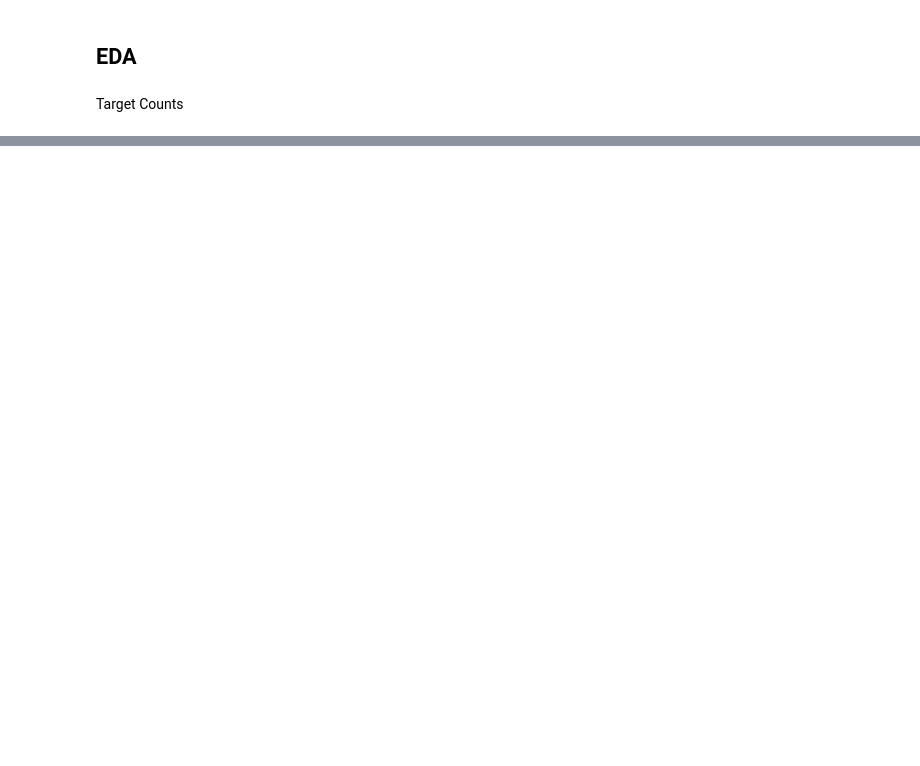
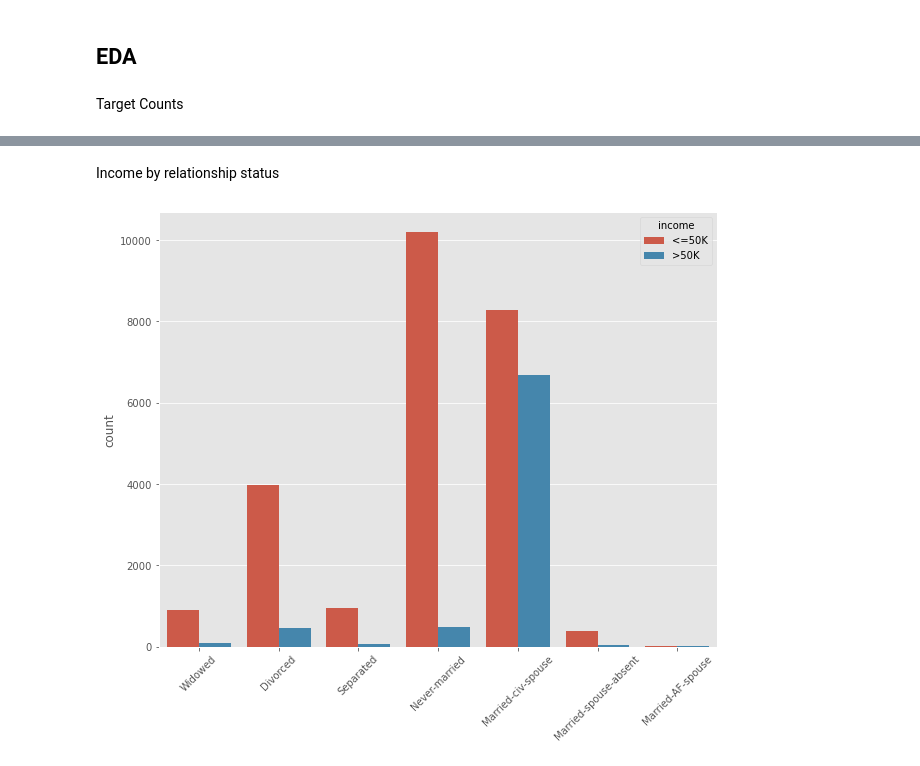
Before and after one commit to KishenSharma6/IncomeClassifier_CPP, a Jupyter notebook: EDA/EDA.ipynb, the cells around one changed output, grey strips where cells are left out. Saved outputs shown, nothing was run; the diff lists cells and outputs as text; code cells hidden in the pictures; blank space fills up the shorter version.

```diff
--- a/EDA/EDA.ipynb
+++ b/EDA/EDA.ipynb
@@ -70,0 +130,10 @@ Target Counts
+# %% [markdown]
+Income by relationship status
+# %%
+f, ax= plt.subplots(figsize= (10,8))
+
+sns.countplot(x= clean_df['marital.status'], hue=clean_df['income'], ax=ax)
+ax.set_xlabel('')
+plt.xticks(rotation=45);
+# %% [output]
+[figure, added]
```
Also changed, not shown: parts of 9 cells of this notebook.
